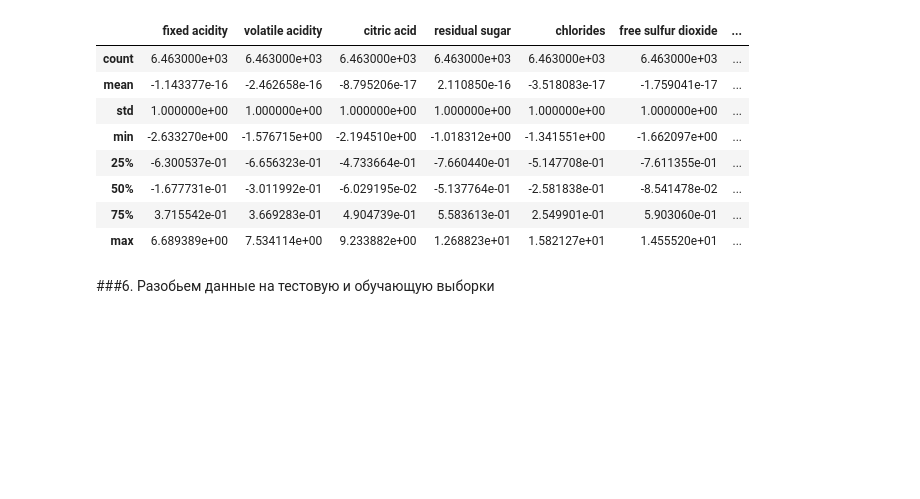
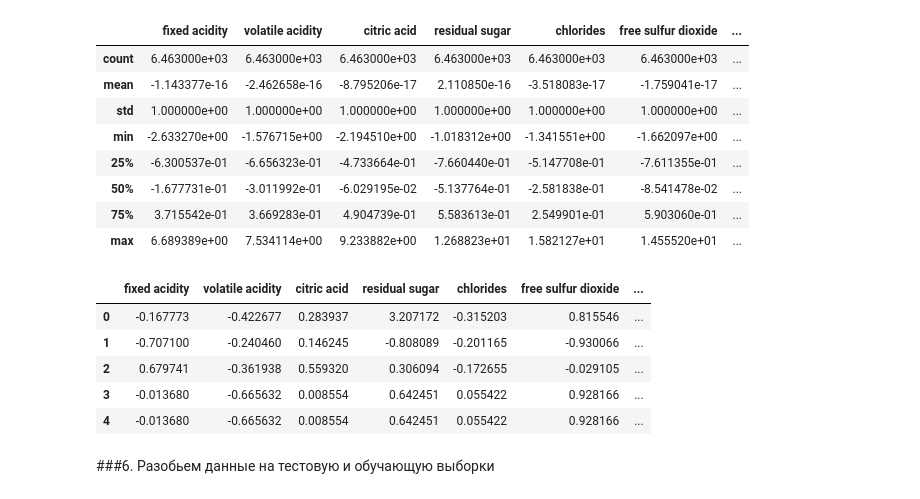
Before and after one commit to Andrei-VGG/WineQuality, a Jupyter notebook: 1.0-avb-WineQuality_clf.ipynb, the cells around one changed output. Saved outputs shown, nothing was run; the diff lists cells and outputs as text; code cells hidden in the pictures; blank space fills up the shorter version.

```diff
--- a/1.0-avb-WineQuality_clf.ipynb
+++ b/1.0-avb-WineQuality_clf.ipynb
@@ -213,7 +254,7 @@ dataWONan
 # %%
-dataWONan_stand = (dataWONan.drop(['type', 'quality'], axis=1)).copy()
+dataWONan_stand = (dataWONan.drop(['type', 'quality'], axis=1)).copy() # drop(['type', 'quality']
 dataWONan_stand = (dataWONan_stand - dataWONan_stand.mean(axis = 0))/dataWONan_stand.std(axis = 0)
-dataWONan_stand.join(dataWONan['type'])
+dataWONan_stand = dataWONan_stand.join(dataWONan['type'])
 dataWONan_stand.describe()
 # %% [output]
 |  | fixed acidity | volatile acidity | citric acid | residual sugar | chlorides | free sulfur dioxide | ... |
@@ -225,6 +266,20 @@ dataWONan_stand.describe()
 | 50% | -1.677731e-01 | -3.011992e-01 | -6.029195e-02 | -5.137764e-01 | -2.581838e-01 | -8.541478e-02 | ... |
 | 75% | 3.715542e-01 | 3.669283e-01 | 4.904739e-01 | 5.583613e-01 | 2.549901e-01 | 5.903060e-01 | ... |
 | max | 6.689389e+00 | 7.534114e+00 | 9.233882e+00 | 1.268823e+01 | 1.582127e+01 | 1.455520e+01 | ... |
+# %%
+# сохраним датасет в бинарном формате экосистемы Apache Hadoop
+dataWONan_stand.to_parquet(DATA_PATH+'/data/intermid/dataWONan_stand.parquet')
+
+# считываем сохраненный нормализованный датасет
+dataWONan_stand = pd.read_parquet(DATA_PATH+'/data/intermid/dataWONan_stand.parquet')
+dataWONan_stand.head()
+# %% [output]
+|  | fixed acidity | volatile acidity | citric acid | residual sugar | chlorides | free sulfur dioxide | ... |
+| 0 | -0.167773 | -0.422677 | 0.283937 | 3.207172 | -0.315203 | 0.815546 | ... |
+| 1 | -0.707100 | -0.240460 | 0.146245 | -0.808089 | -0.201165 | -0.930066 | ... |
+| 2 | 0.679741 | -0.361938 | 0.559320 | 0.306094 | -0.172655 | -0.029105 | ... |
+| 3 | -0.013680 | -0.665632 | 0.008554 | 0.642451 | 0.055422 | 0.928166 | ... |
+| 4 | -0.013680 | -0.665632 | 0.008554 | 0.642451 | 0.055422 | 0.928166 | ... |
 # %% [markdown]
 ###6. Разобьем данные на тестовую и обучающую выборки
 # %%
```
Also changed, not shown: parts of 32 cells of this notebook, 7 other files.
